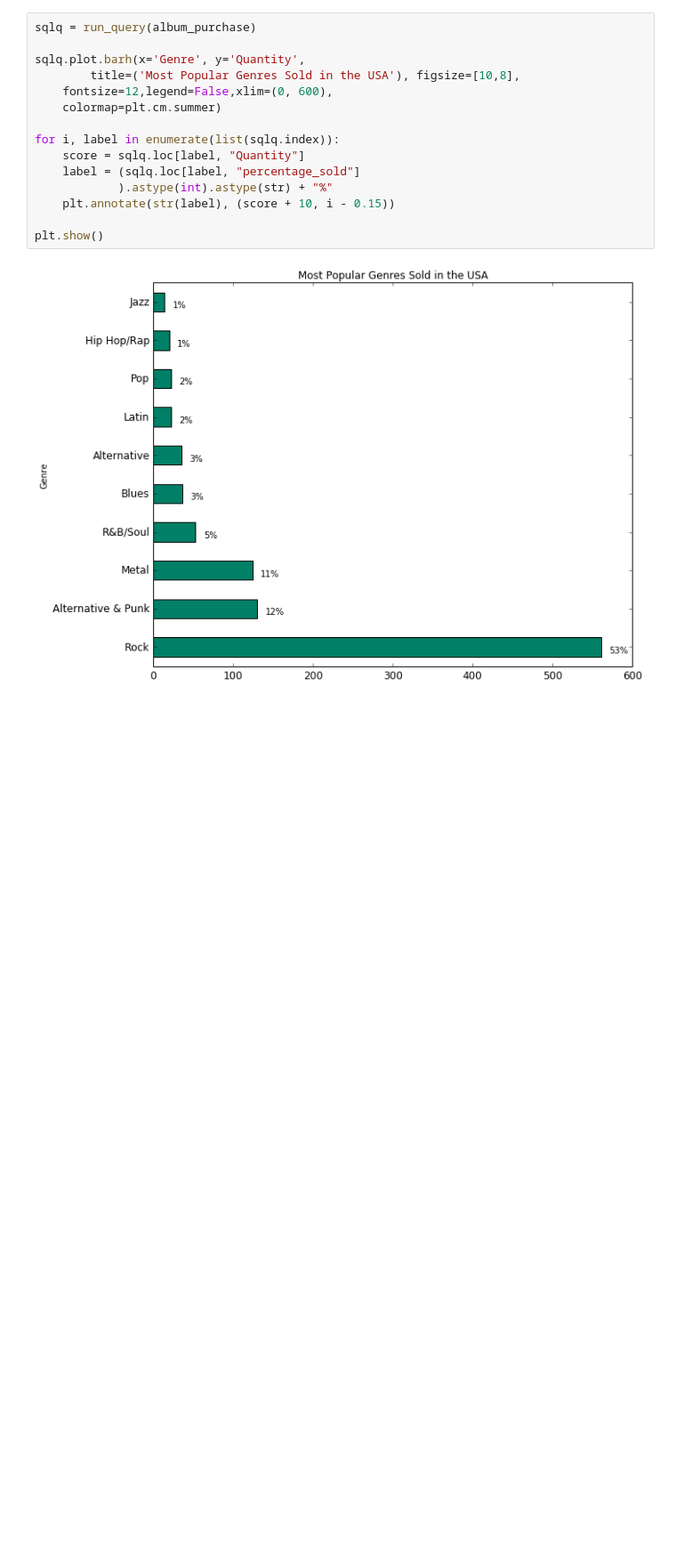
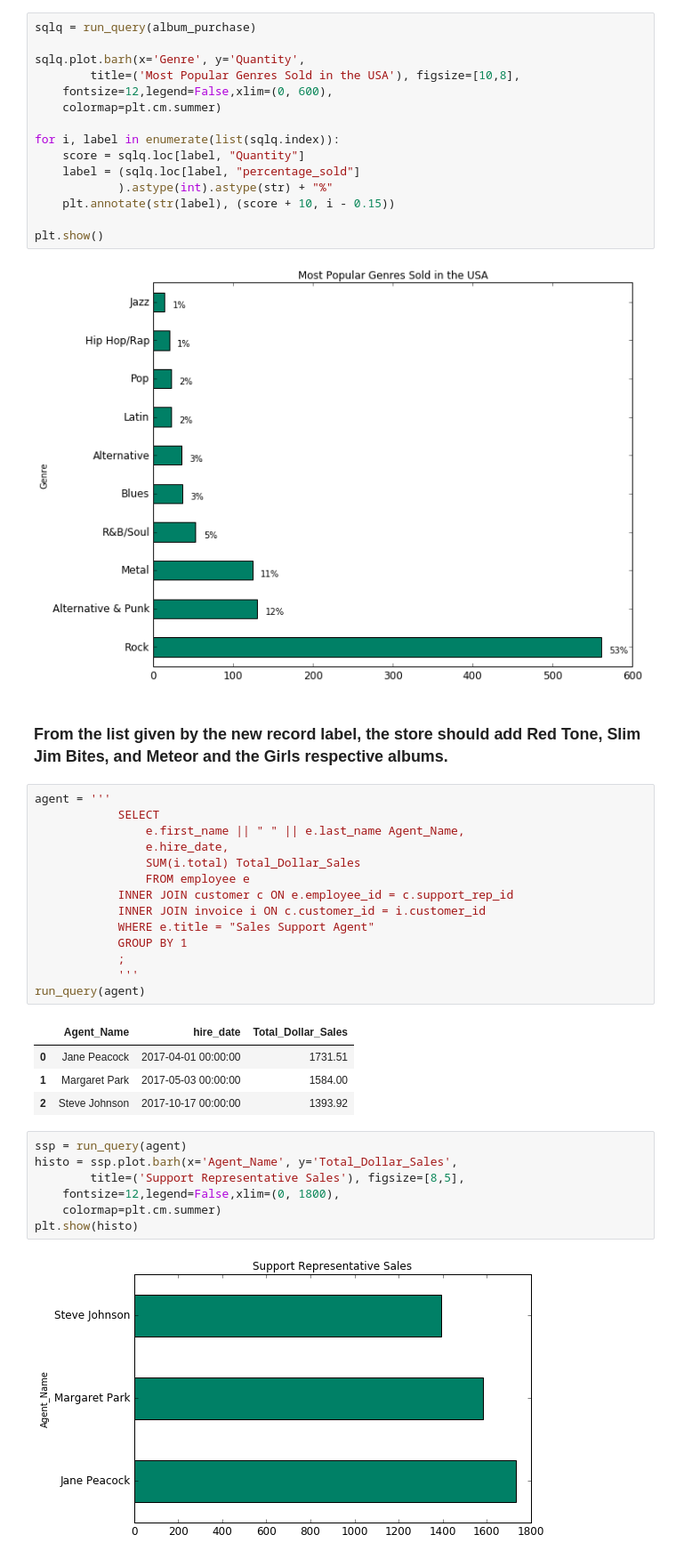
Before and after one commit to SarikaKazi/Music_Sales, a Jupyter notebook: Music_Sales.ipynb, the cells around one changed output. Shown at 89% size. Saved outputs shown, nothing was run; the diff lists cells and outputs as text; blank space fills up the shorter version.

```diff
--- a/Music_Sales.ipynb
+++ b/Music_Sales.ipynb
@@ -91,3 +99,33 @@ for i, label in enumerate(list(sqlq.index)):
 plt.show()
 # %% [output]
 [figure]
+# %% [markdown]
+### From the list given by the new record label, the store should add Red Tone, Slim Jim Bites, and Meteor and the Girls respective albums.
+# %%
+agent = '''
+            SELECT
+                e.first_name || " " || e.last_name Agent_Name,
+                e.hire_date,
+                SUM(i.total) Total_Dollar_Sales
+                FROM employee e
+            INNER JOIN customer c ON e.employee_id = c.support_rep_id
+            INNER JOIN invoice i ON c.customer_id = i.customer_id
+            WHERE e.title = "Sales Support Agent"
+            GROUP BY 1
+            ;
+            '''
+run_query(agent)
+# %% [output]
+|  | Agent_Name | hire_date | Total_Dollar_Sales |
+| 0 | Jane Peacock | 2017-04-01 00:00:00 | 1731.51 |
+| 1 | Margaret Park | 2017-05-03 00:00:00 | 1584.00 |
+| 2 | Steve Johnson | 2017-10-17 00:00:00 | 1393.92 |
+# %%
+ssp = run_query(agent)
+histo = ssp.plot.barh(x='Agent_Name', y='Total_Dollar_Sales',
+        title=('Support Representative Sales'), figsize=[8,5],
+    fontsize=12,legend=False,xlim=(0, 1800),
+    colormap=plt.cm.summer)
+plt.show(histo)
+# %% [output]
+[figure, added]
```
Also changed, not shown: parts of 4 cells of this notebook.
